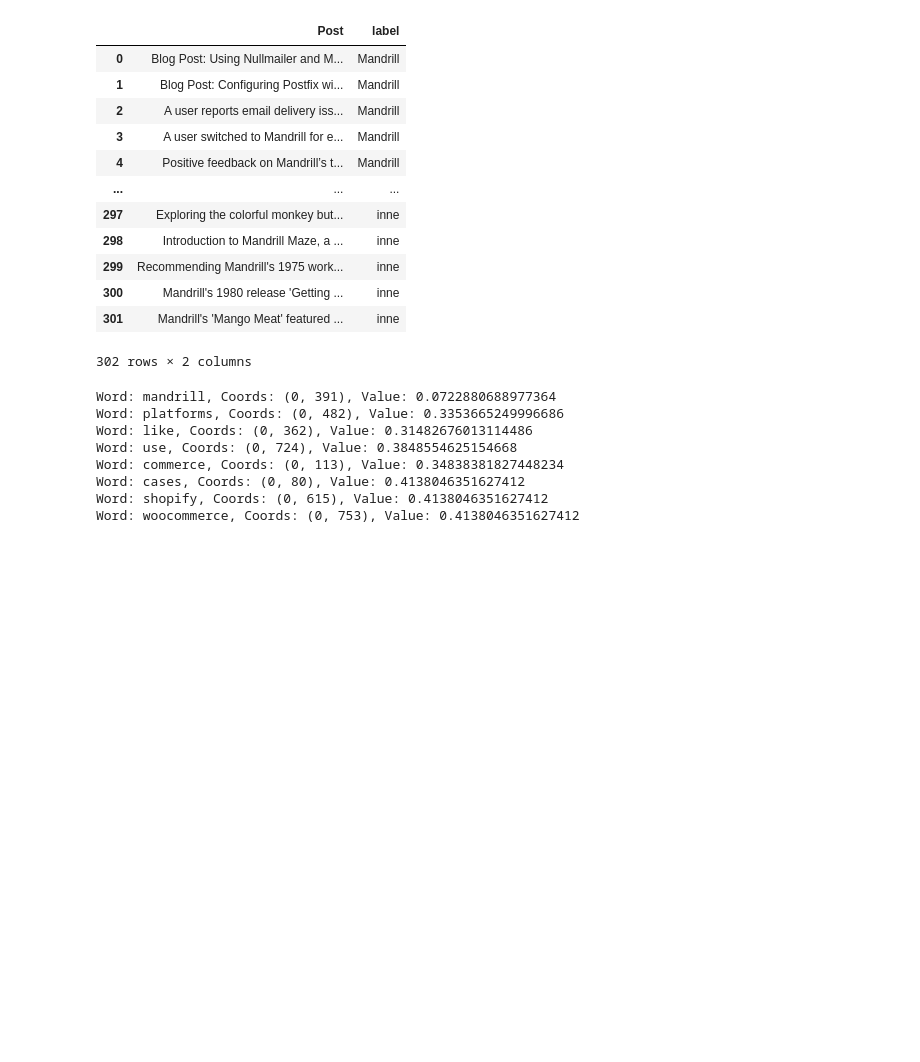
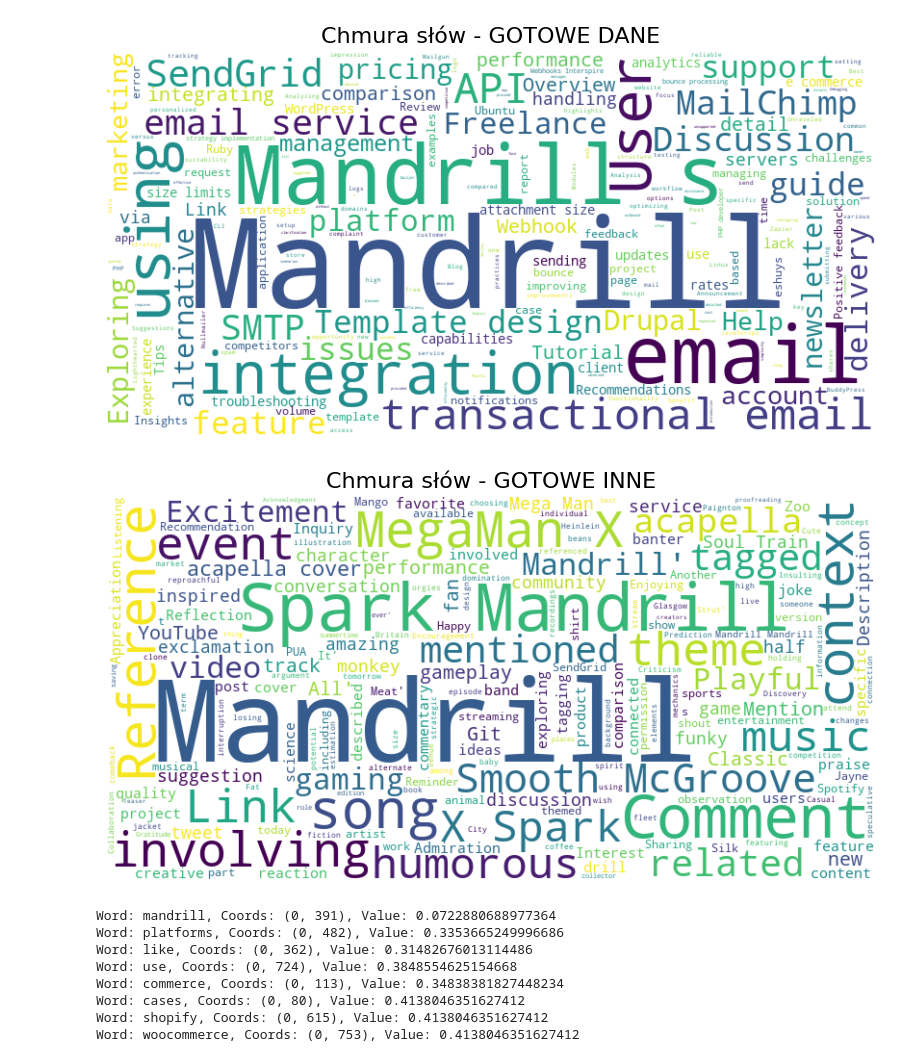
Before and after one commit to userofpi/Mandrill, a Jupyter notebook: ZAD3_2.ipynb, the cells around one changed output. Drawn from its saved outputs; the diff is of its cells as text; code cells hidden in the pictures; blank space fills up the shorter version.

```diff
--- a/ZAD3_2.ipynb
+++ b/ZAD3_2.ipynb
@@ -1,34 +1,56 @@
 # %%
 import pandas as pd
 # openpyxl
 import openpyxl
 # Załaduj dane z pliku Excel
 mandrill_data = pd.read_excel("Dane_3_2_Mandrill.xlsx", sheet_name="GOTOWE DANE")
 other_data = pd.read_excel("Dane_3_2_Mandrill.xlsx", sheet_name="GOTOWE INNE")
 
 # Oznacz dane etykietami
 mandrill_data['label'] = 'Mandrill'
 other_data['label'] = 'inne'
 
 # Połącz dane w jeden zbiór
 data = pd.concat([mandrill_data, other_data], ignore_index=True)
 data = data[['Post', 'label']]  # Upewnij się, że dane mają kolumny 'Post' i 'label'
 
 data
+from sklearn.model_selection import train_test_split
+
+# Podział na zbiór treningowy i testowy
+X_train, X_test, y_train, y_test = train_test_split(
+    data['Post'], data['label'], test_size=0.2, random_state=42
+)
+
+from sklearn.feature_extraction.text import TfidfVectorizer
+
+# Przekształć dane tekstowe na wektory numeryczne
+vectorizer = TfidfVectorizer(stop_words='english', max_features=5000)
+X_train_tfidf = vectorizer.fit_transform(X_train)
+X_test_tfidf = vectorizer.transform(X_test)
+
+# Chmura słów
+from wordcloud import WordCloud
+import matplotlib.pyplot as plt
+
+# Chmura słów dla "GOTOWE DANE"
+wordcloud_dane = WordCloud(width=800, height=400, background_color='white', stopwords=None).generate(' '.join(mandrill_data['Post']))
+plt.figure(figsize=(10, 5))
+plt.imshow(wordcloud_dane, interpolation='bilinear')
+plt.axis('off')
+plt.title("Chmura słów - GOTOWE DANE", fontsize=16)
+plt.show()
+
+# Chmura słów dla "GOTOWE INNE"
+wordcloud_inne = WordCloud(width=800, height=400, background_color='white', stopwords=None).generate(' '.join(other_data['Post']))
+plt.figure(figsize=(10, 5))
+plt.imshow(wordcloud_inne, interpolation='bilinear')
+plt.axis('off')
+plt.title("Chmura słów - GOTOWE INNE", fontsize=16)
+plt.show()
 # %% [output]
-|  | Post | label |
-| 0 | Blog Post: Using Nullmailer and M... | Mandrill |
-| 1 | Blog Post: Configuring Postfix wi... | Mandrill |
-| 2 | A user reports email delivery iss... | Mandrill |
-| 3 | A user switched to Mandrill for e... | Mandrill |
-| 4 | Positive feedback on Mandrill’s t... | Mandrill |
-| ... | ... | ... |
-| 297 | Exploring the colorful monkey but... | inne |
-| 298 | Introduction to Mandrill Maze, a ... | inne |
-| 299 | Recommending Mandrill's 1975 work... | inne |
-| 300 | Mandrill's 1980 release 'Getting ... | inne |
-| 301 | Mandrill's 'Mango Meat' featured ... | inne |
-302 rows × 2 columns
+[figure, added]
+[figure, added]
 # %%
 from sklearn.model_selection import train_test_split
 
```
Also changed, not shown: parts of 4 cells of this notebook, 8 other files.
